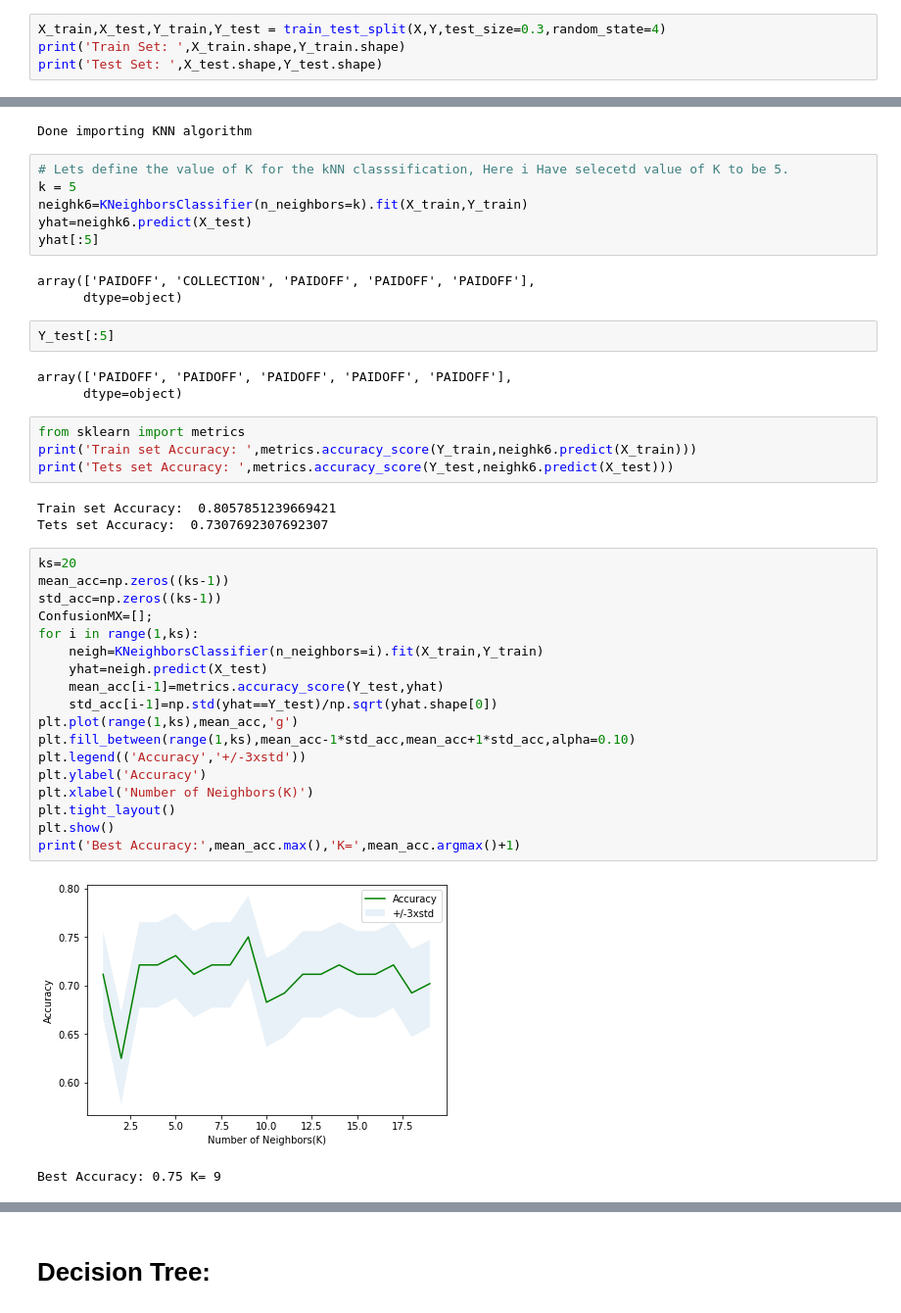
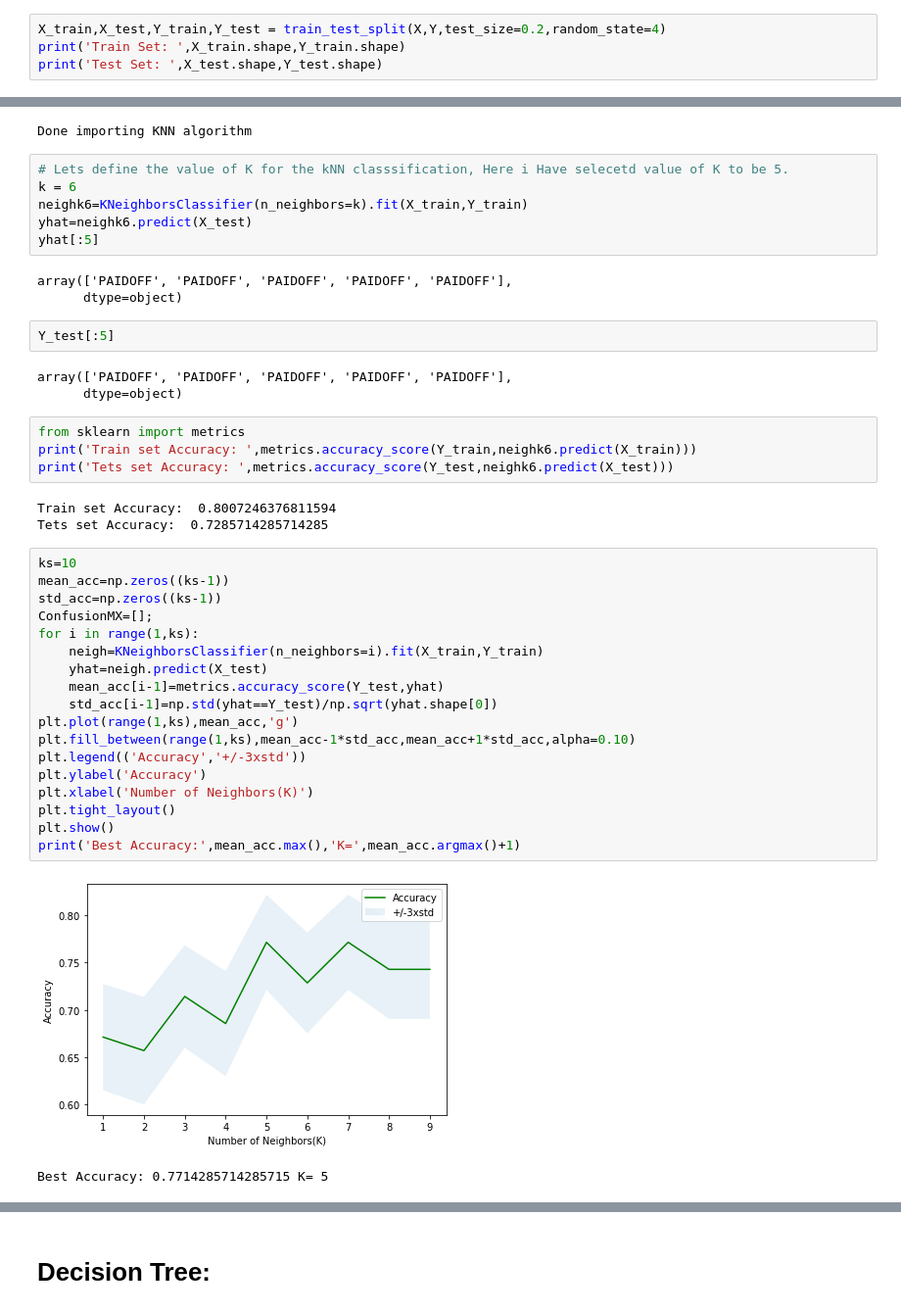
Before and after one commit to Pankaj740/Coursera_Capestone_project_mine, a Jupyter notebook: Coursera_Capestone_project.ipynb, the cells around one changed output, grey strips where cells are left out. Shown: that part at 98% size. Cells and saved outputs as stored; diff of their text form.

```diff
--- a/Coursera_Capestone_project.ipynb
+++ b/Coursera_Capestone_project.ipynb
@@ -274,7 +285,7 @@ print('Done')
 # %% [output]
 Done
 # %%
-X_train,X_test,Y_train,Y_test = train_test_split(X,Y,test_size=0.3,random_state=4)
+X_train,X_test,Y_train,Y_test = train_test_split(X,Y,test_size=0.2,random_state=4)
 print('Train Set: ',X_train.shape,Y_train.shape)
 print('Test Set: ',X_test.shape,Y_test.shape)
 # %% [output]
@@ -287,12 +298,12 @@ print('Done importing KNN algorithm')
 Done importing KNN algorithm
 # %%
 # Lets define the value of K for the kNN classsification, Here i Have selecetd value of K to be 5.
-k = 5
+k = 6
 neighk6=KNeighborsClassifier(n_neighbors=k).fit(X_train,Y_train)
 yhat=neighk6.predict(X_test)
 yhat[:5]
 # %% [output]
-array(['PAIDOFF', 'COLLECTION', 'PAIDOFF', 'PAIDOFF', 'PAIDOFF'],
+array(['PAIDOFF', 'PAIDOFF', 'PAIDOFF', 'PAIDOFF', 'PAIDOFF'],
       dtype=object)
 # %%
 Y_test[:5]
@@ -304,26 +315,26 @@ from sklearn import metrics
 print('Train set Accuracy: ',metrics.accuracy_score(Y_train,neighk6.predict(X_train)))
 print('Tets set Accuracy: ',metrics.accuracy_score(Y_test,neighk6.predict(X_test)))
 # %% [output]
-Train set Accuracy:  0.8057851239669421
-Tets set Accuracy:  0.7307692307692307
+Train set Accuracy:  0.8007246376811594
+Tets set Accuracy:  0.7285714285714285
 # %%
-ks=20
+ks=10
 mean_acc=np.zeros((ks-1))
 std_acc=np.zeros((ks-1))
 ConfusionMX=[];
 for i in range(1,ks):
     neigh=KNeighborsClassifier(n_neighbors=i).fit(X_train,Y_train)
     yhat=neigh.predict(X_test)
     mean_acc[i-1]=metrics.accuracy_score(Y_test,yhat)
     std_acc[i-1]=np.std(yhat==Y_test)/np.sqrt(yhat.shape[0])
 plt.plot(range(1,ks),mean_acc,'g')
 plt.fill_between(range(1,ks),mean_acc-1*std_acc,mean_acc+1*std_acc,alpha=0.10)
 plt.legend(('Accuracy','+/-3xstd'))
 plt.ylabel('Accuracy')
 plt.xlabel('Number of Neighbors(K)')
 plt.tight_layout()
 plt.show()
 print('Best Accuracy:',mean_acc.max(),'K=',mean_acc.argmax()+1)
 # %% [output]
-[figure, old version]
+[figure, new version]
-Best Accuracy: 0.75 K= 9
+Best Accuracy: 0.7714285714285715 K= 5
```
Also changed, not shown: parts of 38 cells of this notebook.
